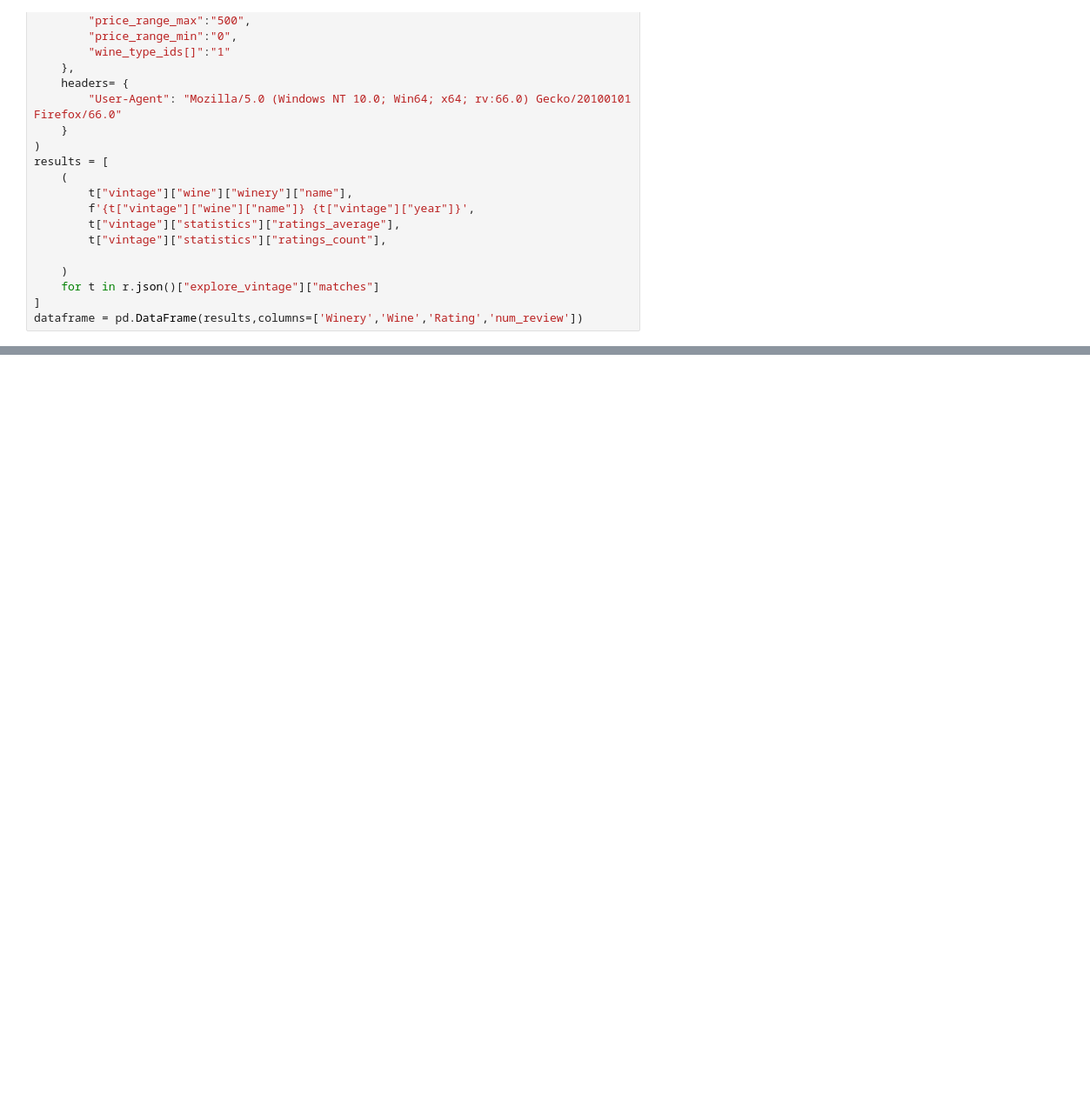
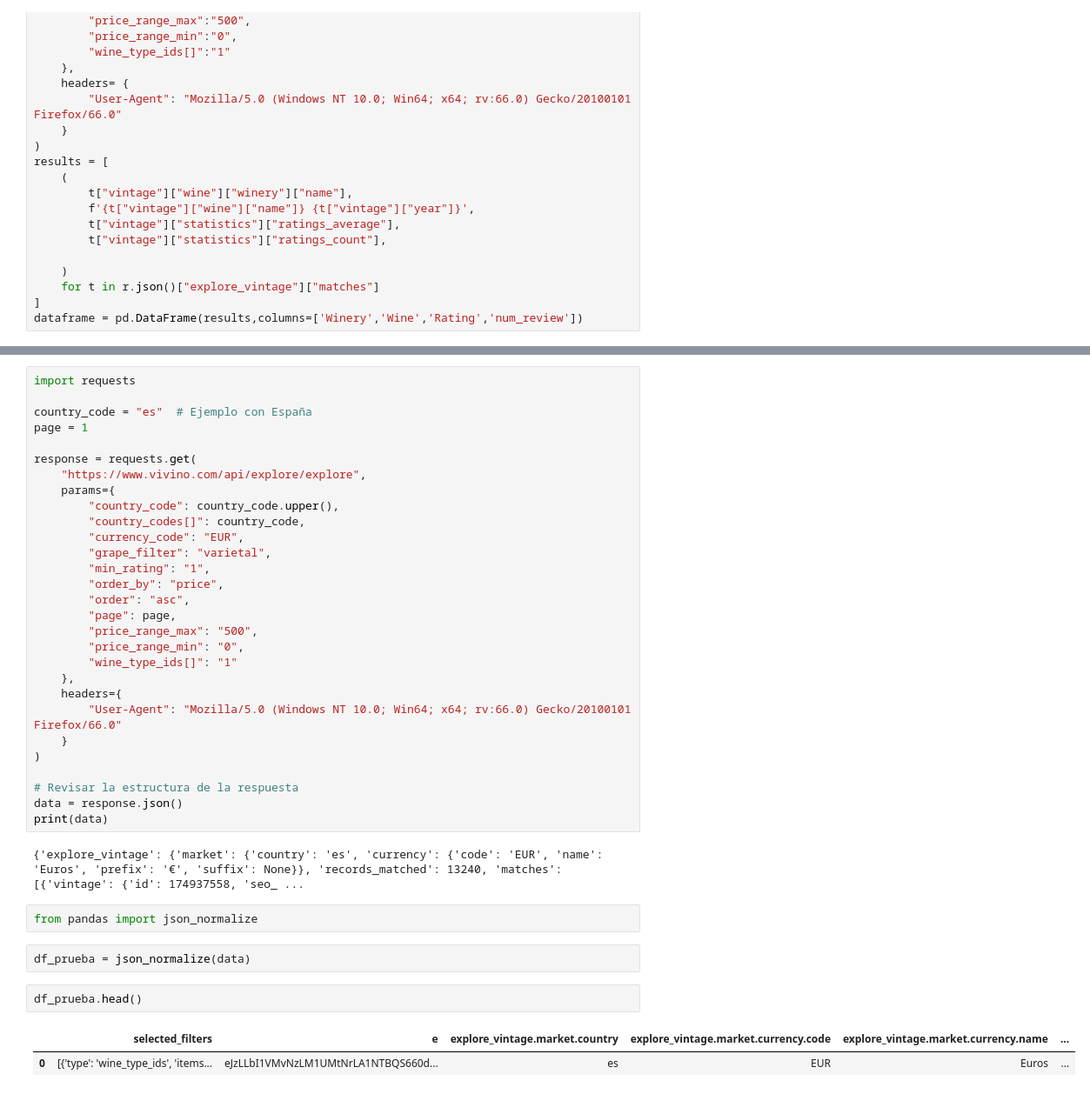
Before and after one commit to Yolanda-Ser/project-da-promo-k-modulo-4-team-1-, a Jupyter notebook: datos_vinos.ipynb, the cells around one changed output, grey strips where cells are left out. Shown: that part at 87% size. Cells and saved outputs as stored; diff of their text form; blank space fills up the shorter version.

```diff
--- a/datos_vinos.ipynb
+++ b/datos_vinos.ipynb
@@ -201,0 +357,40 @@ print(r.json()["explore_vintage"]["matches"][0])
+# %%
+import requests
+
+country_code = "es"  # Ejemplo con España
+page = 1
+
+response = requests.get(
+    "https://www.vivino.com/api/explore/explore",
+    params={
+        "country_code": country_code.upper(),
+        "country_codes[]": country_code,
+        "currency_code": "EUR",
+        "grape_filter": "varietal",
+        "min_rating": "1",
+        "order_by": "price",
+        "order": "asc",
+        "page": page,
+        "price_range_max": "500",
+        "price_range_min": "0",
+        "wine_type_ids[]": "1"
+    },
+    headers={
+        "User-Agent": "Mozilla/5.0 (Windows NT 10.0; Win64; x64; rv:66.0) Gecko/20100101 Firefox/66.0"
+    }
+)
+
+# Revisar la estructura de la respuesta
+data = response.json()
+print(data)
+# %% [output]
+{'explore_vintage': {'market': {'country': 'es', 'currency': {'code': 'EUR', 'name': 'Euros', 'prefix': '€', 'suffix': None}}, 'records_matched': 13240, 'matches': [{'vintage': {'id': 174937558, 'seo_ ...
+# %%
+from pandas import json_normalize
+# %%
+df_prueba = json_normalize(data)
+# %%
+df_prueba.head()
+# %% [output]
+|  | selected_filters | e | explore_vintage.market.country | explore_vintage.market.currency.code | explore_vintage.market.currency.name | ... |
+| 0 | [{'type': 'wine_type_ids', 'items... | eJzLLbI1VMvNzLM1UMtNrLA1NTBQS660d... | es | EUR | Euros | ... |
```
Also changed, not shown: parts of 15 cells of this notebook, 7 other files.
